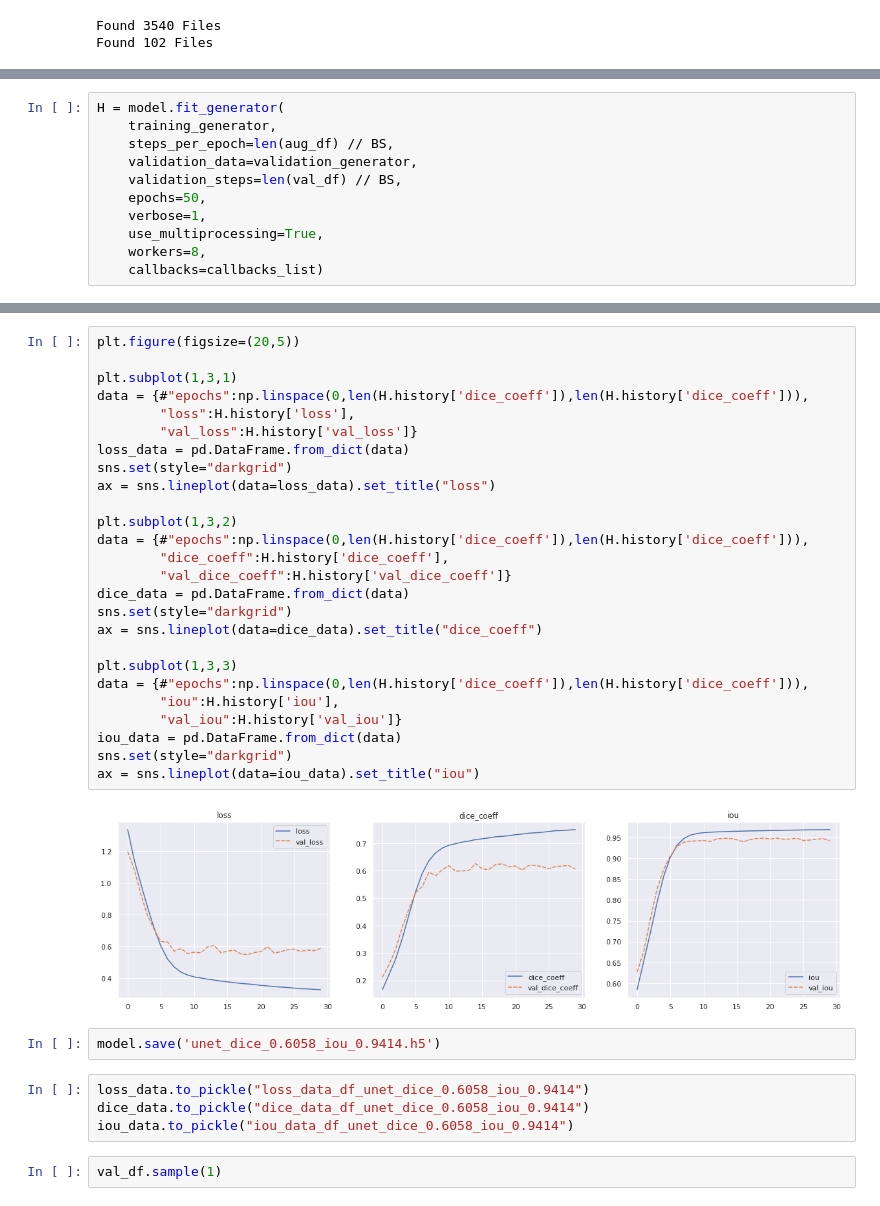
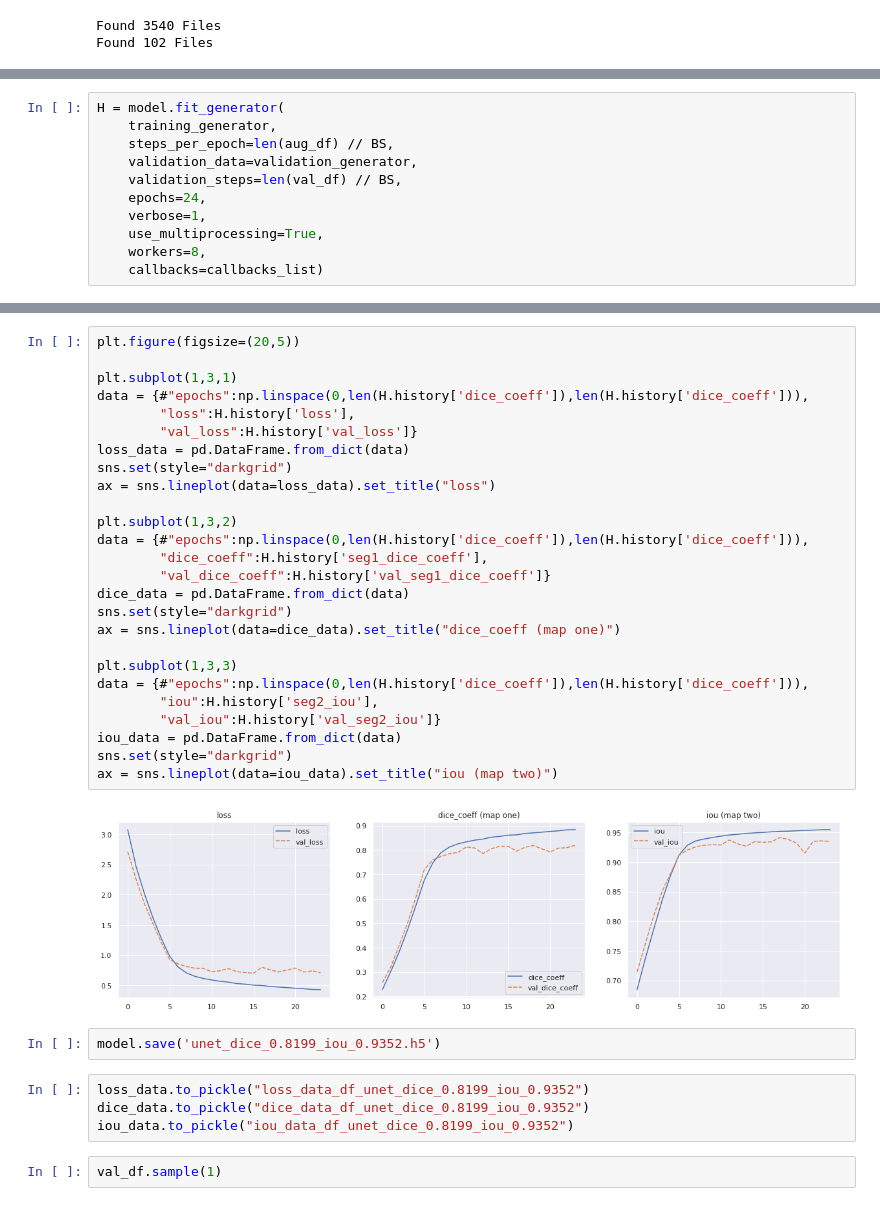
Before and after one commit to dschori/Rumex-Detection, a Jupyter notebook: notebooks/20_UNet.ipynb, the cells around one changed output, grey strips where cells are left out. Saved outputs shown, nothing was run; the diff lists cells and outputs as text.

```diff
--- a/notebooks/20_UNet.ipynb
+++ b/notebooks/20_UNet.ipynb
@@ -259,7 +252,7 @@ H = model.fit_generator(
     steps_per_epoch=len(aug_df) // BS,
     validation_data=validation_generator,
     validation_steps=len(val_df) // BS,
-    epochs=50,
+    epochs=24,
     verbose=1,
     use_multiprocessing=True,
     workers=8,
@@ -269,37 +278,37 @@ Epoch 1/50
 # %%
 plt.figure(figsize=(20,5))
 
 plt.subplot(1,3,1)
 data = {#"epochs":np.linspace(0,len(H.history['dice_coeff']),len(H.history['dice_coeff'])),
         "loss":H.history['loss'],
         "val_loss":H.history['val_loss']}
 loss_data = pd.DataFrame.from_dict(data)
 sns.set(style="darkgrid")
 ax = sns.lineplot(data=loss_data).set_title("loss")
 
 plt.subplot(1,3,2)
 data = {#"epochs":np.linspace(0,len(H.history['dice_coeff']),len(H.history['dice_coeff'])),
-        "dice_coeff":H.history['dice_coeff'],
-        "val_dice_coeff":H.history['val_dice_coeff']}
+        "dice_coeff":H.history['seg1_dice_coeff'],
+        "val_dice_coeff":H.history['val_seg1_dice_coeff']}
 dice_data = pd.DataFrame.from_dict(data)
 sns.set(style="darkgrid")
-ax = sns.lineplot(data=dice_data).set_title("dice_coeff")
+ax = sns.lineplot(data=dice_data).set_title("dice_coeff (map one)")
 
 plt.subplot(1,3,3)
 data = {#"epochs":np.linspace(0,len(H.history['dice_coeff']),len(H.history['dice_coeff'])),
-        "iou":H.history['iou'],
-        "val_iou":H.history['val_iou']}
+        "iou":H.history['seg2_iou'],
+        "val_iou":H.history['val_seg2_iou']}
 iou_data = pd.DataFrame.from_dict(data)
 sns.set(style="darkgrid")
-ax = sns.lineplot(data=iou_data).set_title("iou")
+ax = sns.lineplot(data=iou_data).set_title("iou (map two)")
 # %% [output]
-[figure, old version]
+[figure, new version]
 # %%
-model.save('unet_dice_0.6058_iou_0.9414.h5')
+model.save('unet_dice_0.8199_iou_0.9352.h5')
 # %%
-loss_data.to_pickle("loss_data_df_unet_dice_0.6058_iou_0.9414")
-dice_data.to_pickle("dice_data_df_unet_dice_0.6058_iou_0.9414")
-iou_data.to_pickle("iou_data_df_unet_dice_0.6058_iou_0.9414")
+loss_data.to_pickle("loss_data_df_unet_dice_0.8199_iou_0.9352")
+dice_data.to_pickle("dice_data_df_unet_dice_0.8199_iou_0.9352")
+iou_data.to_pickle("iou_data_df_unet_dice_0.8199_iou_0.9352")
 # %%
 val_df.sample(1)
 # %% [output]
```
Also changed, not shown: parts of 3 cells of this notebook, 2 other files.
